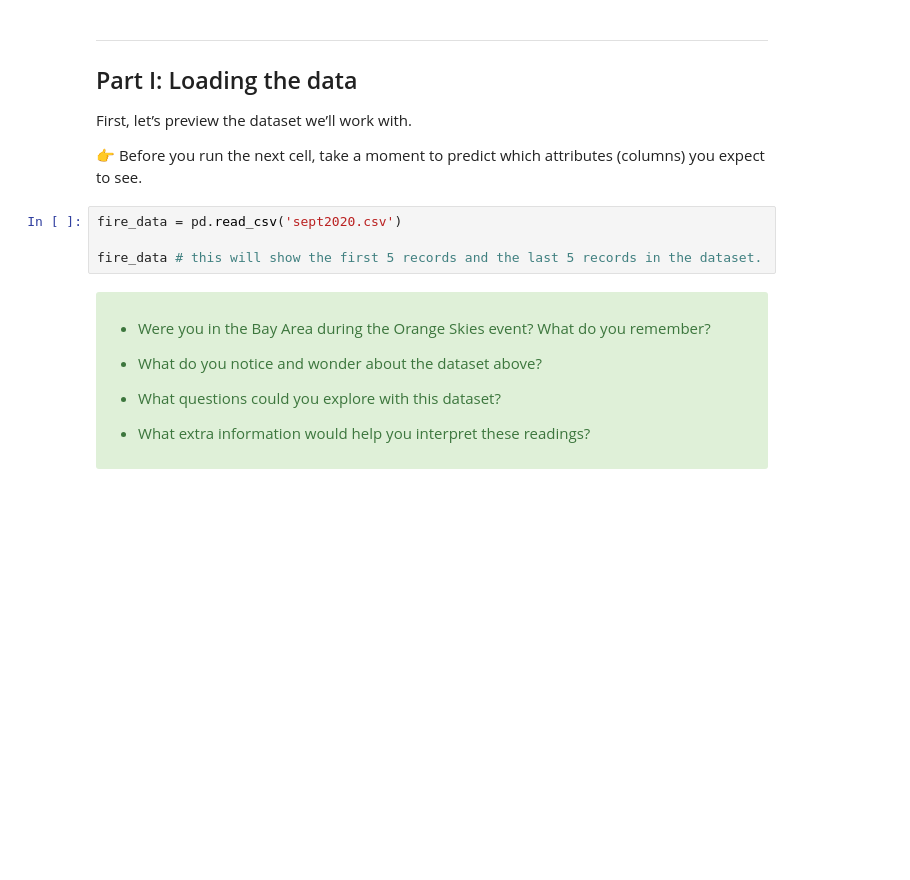
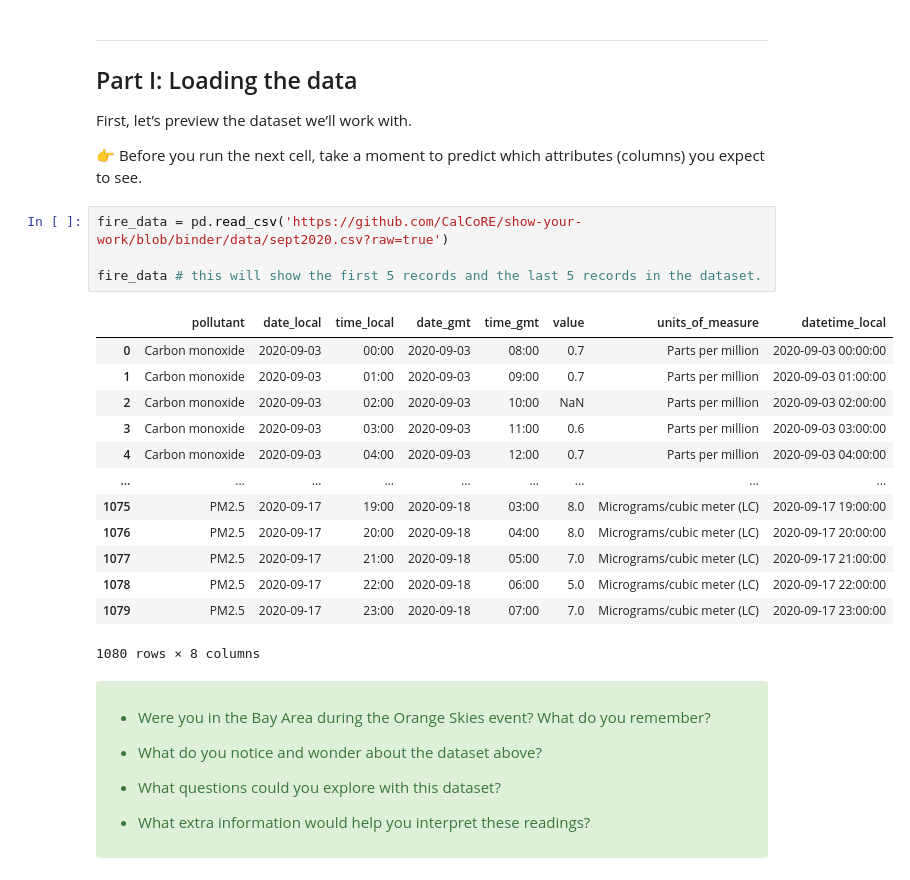
Before and after one commit to CalCoRE/show-your-work, a Jupyter notebook: 1 - TimeSeriesPython.ipynb, the cells around one changed output. Cells and saved outputs as stored; diff of their text form; blank space fills up the shorter version.

```diff
--- a/1 - TimeSeriesPython.ipynb
+++ b/1 - TimeSeriesPython.ipynb
@@ -252,9 +287,23 @@ First, let’s preview the dataset we’ll work with.
 
 👉 Before you run the next cell, take a moment to predict which attributes (columns) you expect to see.
 # %%
-fire_data = pd.read_csv('sept2020.csv')
+fire_data = pd.read_csv('https://github.com/CalCoRE/show-your-work/blob/binder/data/sept2020.csv?raw=true')
 
 fire_data # this will show the first 5 records and the last 5 records in the dataset.
+# %% [output]
+|  | pollutant | date_local | time_local | date_gmt | time_gmt | value | units_of_measure | datetime_local |
+| 0 | Carbon monoxide | 2020-09-03 | 00:00 | 2020-09-03 | 08:00 | 0.7 | Parts per million | 2020-09-03 00:00:00 |
+| 1 | Carbon monoxide | 2020-09-03 | 01:00 | 2020-09-03 | 09:00 | 0.7 | Parts per million | 2020-09-03 01:00:00 |
+| 2 | Carbon monoxide | 2020-09-03 | 02:00 | 2020-09-03 | 10:00 | NaN | Parts per million | 2020-09-03 02:00:00 |
+| 3 | Carbon monoxide | 2020-09-03 | 03:00 | 2020-09-03 | 11:00 | 0.6 | Parts per million | 2020-09-03 03:00:00 |
+| 4 | Carbon monoxide | 2020-09-03 | 04:00 | 2020-09-03 | 12:00 | 0.7 | Parts per million | 2020-09-03 04:00:00 |
+| ... | ... | ... | ... | ... | ... | ... | ... | ... |
+| 1075 | PM2.5 | 2020-09-17 | 19:00 | 2020-09-18 | 03:00 | 8.0 | Micrograms/cubic meter (LC) | 2020-09-17 19:00:00 |
+| 1076 | PM2.5 | 2020-09-17 | 20:00 | 2020-09-18 | 04:00 | 8.0 | Micrograms/cubic meter (LC) | 2020-09-17 20:00:00 |
+| 1077 | PM2.5 | 2020-09-17 | 21:00 | 2020-09-18 | 05:00 | 7.0 | Micrograms/cubic meter (LC) | 2020-09-17 21:00:00 |
+| 1078 | PM2.5 | 2020-09-17 | 22:00 | 2020-09-18 | 06:00 | 5.0 | Micrograms/cubic meter (LC) | 2020-09-17 22:00:00 |
+| 1079 | PM2.5 | 2020-09-17 | 23:00 | 2020-09-18 | 07:00 | 7.0 | Micrograms/cubic meter (LC) | 2020-09-17 23:00:00 |
+1080 rows × 8 columns
 # %% [markdown]
 <div class="alert alert-success">
 
```
Also changed, not shown: parts of 9 cells of this notebook, 1 other file.
